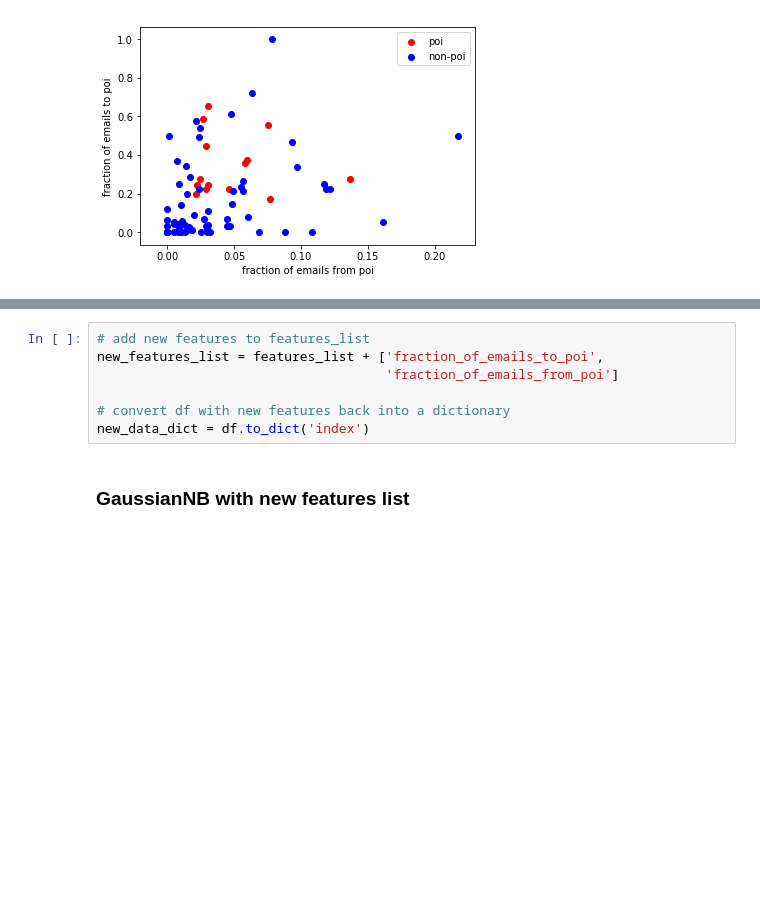
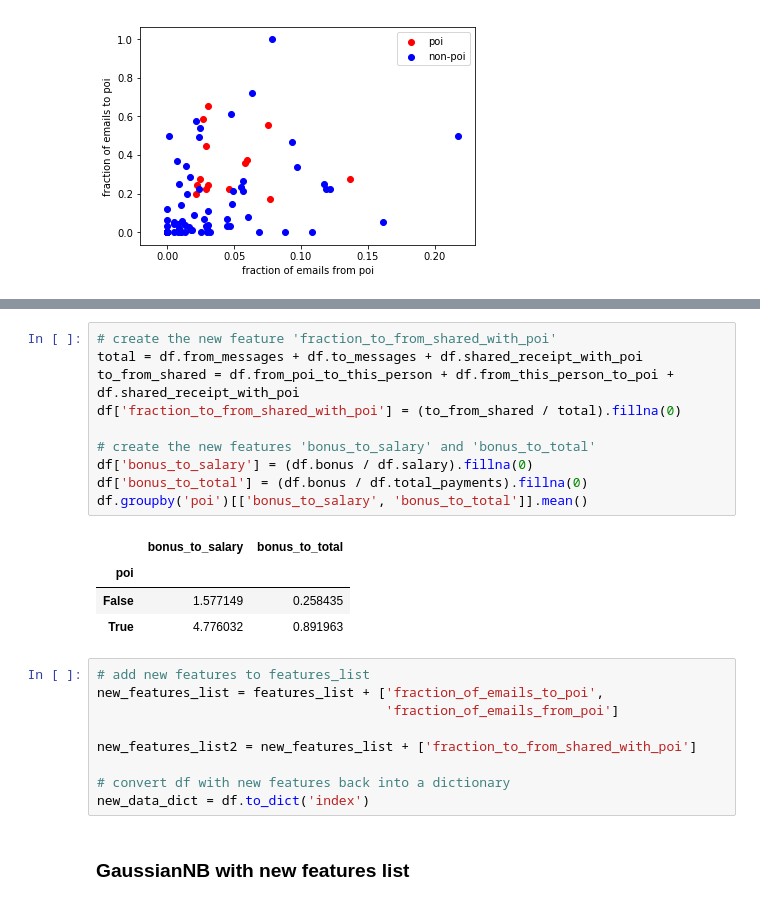
Before and after one commit to marty-vanhoof/Identifying_Fraud_from_Enron_Data, a Jupyter notebook: enron_report.ipynb, the cells around one changed output, grey strips where cells are left out. Saved outputs shown, nothing was run; the diff lists cells and outputs as text; blank space fills up the shorter version.

Commit message:
Add features 'to_from_shared_with_poi', 'bonus_to_salary', 'bonus_to_total'

```diff
--- a/enron_report.ipynb
+++ b/enron_report.ipynb
@@ -287,8 +289,25 @@ plt.legend();
+# %%
+# create the new feature 'fraction_to_from_shared_with_poi'
+total = df.from_messages + df.to_messages + df.shared_receipt_with_poi
+to_from_shared = df.from_poi_to_this_person + df.from_this_person_to_poi + df.shared_receipt_with_poi
+df['fraction_to_from_shared_with_poi'] = (to_from_shared / total).fillna(0)
+
+# create the new features 'bonus_to_salary' and 'bonus_to_total'
+df['bonus_to_salary'] = (df.bonus / df.salary).fillna(0)
+df['bonus_to_total'] = (df.bonus / df.total_payments).fillna(0)
+df.groupby('poi')[['bonus_to_salary', 'bonus_to_total']].mean()
+# %% [output]
+|  | bonus_to_salary | bonus_to_total |
+| poi |  |  |
+| False | 1.577149 | 0.258435 |
+| True | 4.776032 | 0.891963 |
 # %%
 # add new features to features_list
 new_features_list = features_list + ['fraction_of_emails_to_poi',
                                      'fraction_of_emails_from_poi']
 
+new_features_list2 = new_features_list + ['fraction_to_from_shared_with_poi']
+
 # convert df with new features back into a dictionary
 new_data_dict = df.to_dict('index')
 # %% [markdown]
```
Also changed, not shown: parts of 12 cells of this notebook.
